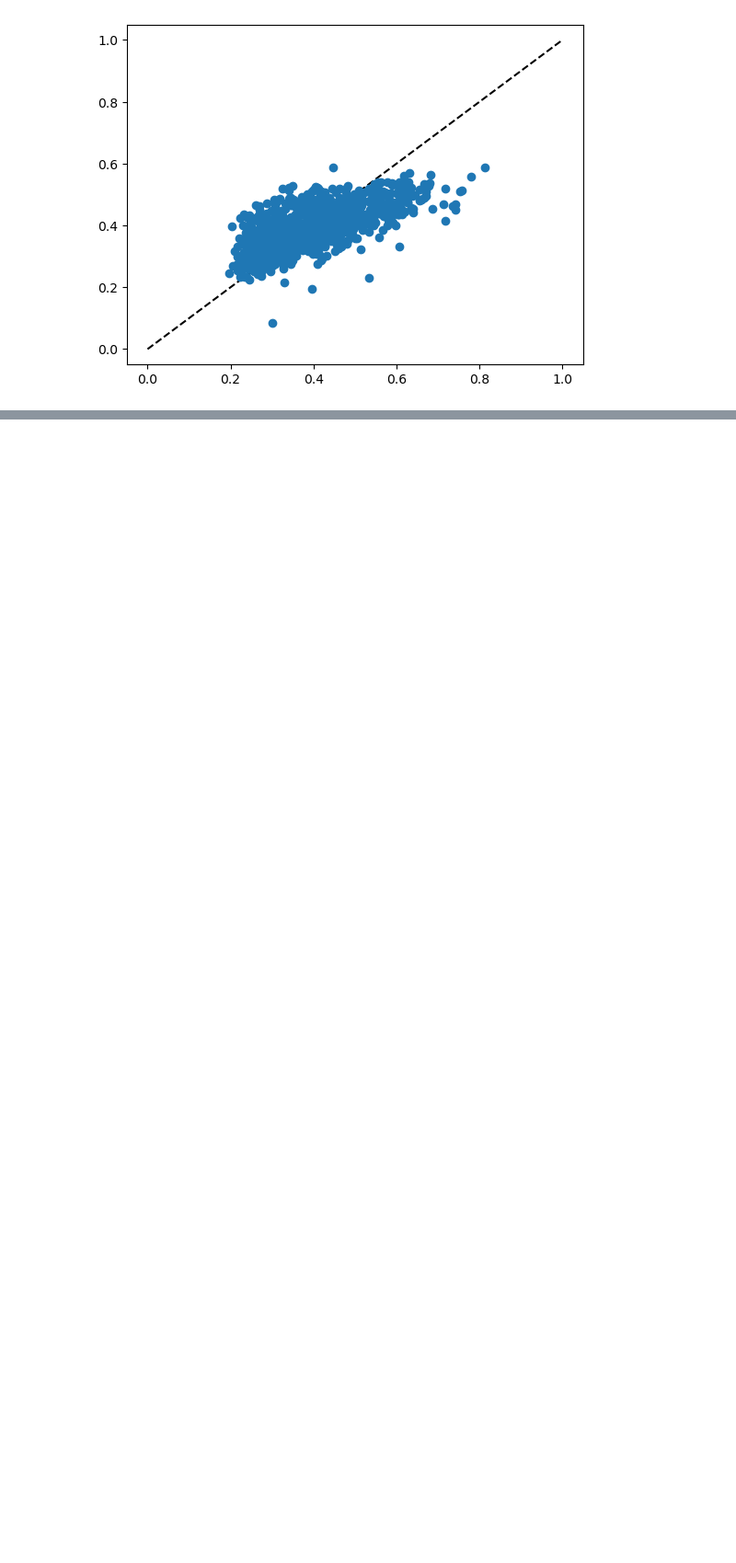
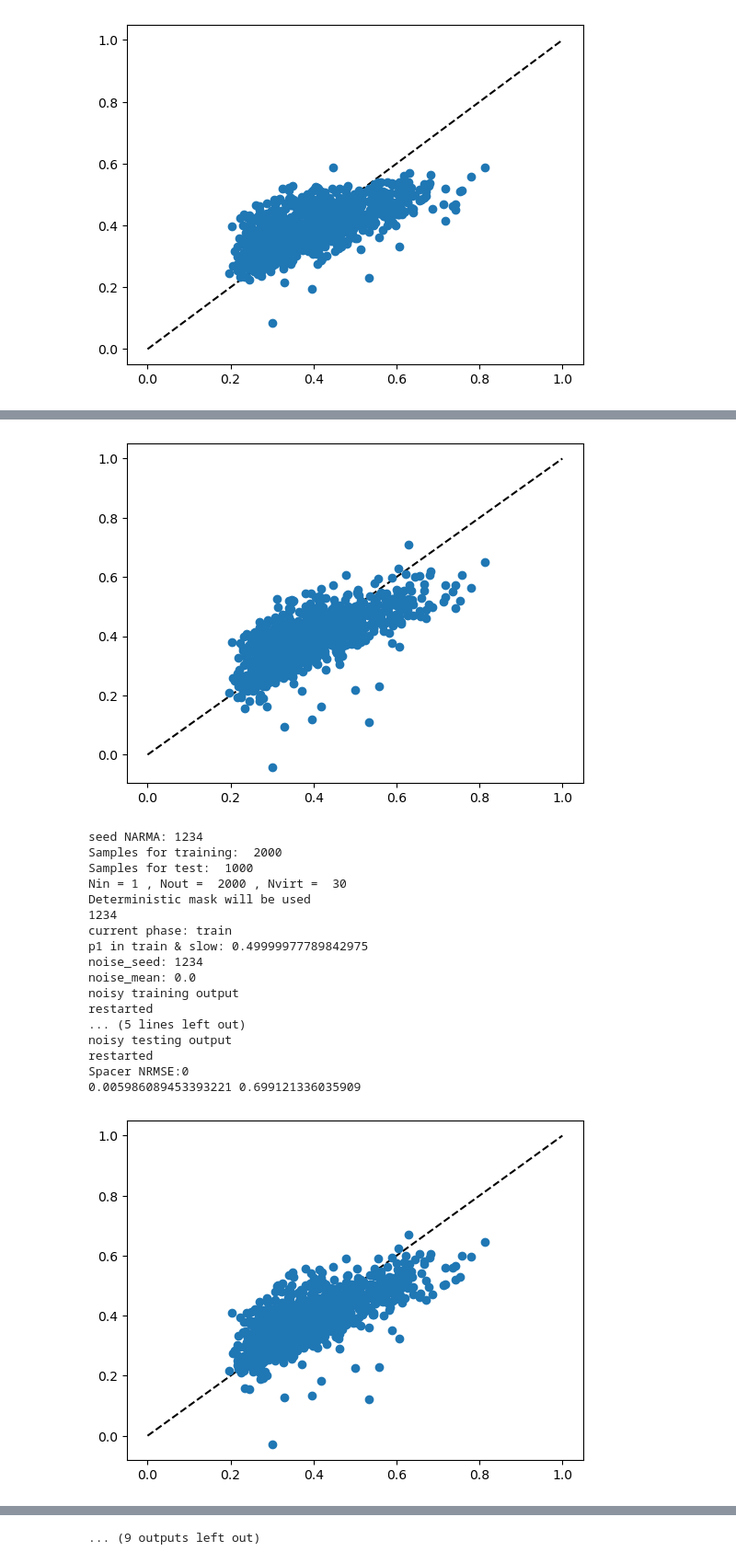
Before and after one commit to spintronic-computing-group/spnc, a Jupyter notebook: noisy.ipynb, the cells around one changed output, grey strips where cells are left out. Shown at 92% size. Saved outputs shown, nothing was run; the diff lists cells and outputs as text; code cells hidden in the pictures; blank space fills up the shorter version.

```diff
--- a/noisy.ipynb
+++ b/noisy.ipynb
@@ -564,0 +907,58 @@ Spacer NRMSE:0
+# %%
+import spnc
+import spnc_ml as ml
+import importlib
+importlib.reload(spnc)
+importlib.reload(ml)
+
+# NARMA10 parameters
+Ntrain = 2000
+Ntest = 1000
+
+# Net parameters
+Nvirt = 30
+m0 = 0.003
+bias = True
+
+# Reservoir parameters
+h = 0.4
+theta_H = 90
+k_s_0 = 0
+phi = 45
+beta_prime = 20
+
+# Params
+params = {
+    'theta':0.3,
+    'gamma':.113,
+    'delay_feedback':0,
+    'Nvirt':Nvirt,
+    'noise_enable': 'both',
+    'noise_seed': 1234,
+    'noise_mean':0.0000,
+    'noise_std':0.00013,
+    'train_sample': Ntrain*Nvirt,
+    'test_sample': Ntest*Nvirt
+}
+
+
+spn = spnc_anisotropy(h, theta_H, k_s_0, phi, beta_prime,restart = True,Primep1=None)
+
+transforms = spn.gen_signal_slow_delayed_feedback
+
+# std loop
+std_list = np.linspace(0.000,0.0001,10)
+
+NRMSE_list_s = []
+
+for std in tqdm(std_list,desc='std loop'):
+    params['noise_std'] = std
+    nrmse = ml.spnc_narma10(Ntrain,Ntest,Nvirt,m0,bias,transforms,params,seed_NARMA=1234,fixed_mask=True,return_NRMSE=True)
+    NRMSE_list_s.append(nrmse)
+
+# plot
+plt.plot(std_list,NRMSE_list_s, 'o-', markersize=5, linewidth=2)
+plt.xlabel('std')
+plt.ylabel('NRMSE')
+plt.show()
+# %% [output]
@@ -564,0 +982,19 @@ Spacer NRMSE:0
+[figure, added]
+seed NARMA: 1234
+Samples for training:  2000
+Samples for test:  1000
+Nin = 1 , Nout =  2000 , Nvirt =  30
+Deterministic mask will be used
+1234
+current phase: train
+p1 in train & slow: 0.49999977789842975
+noise_seed: 1234
+noise_mean: 0.0
+noisy training output
+restarted
+... (5 lines left out)
+noisy testing output
+restarted
+Spacer NRMSE:0
+0.005986089453393221 0.699121336035909
+[figure, added]
@@ -564,0 +1073 @@ Spacer NRMSE:0
+... (9 outputs left out)
```
Also changed, not shown: parts of 9 cells of this notebook.
